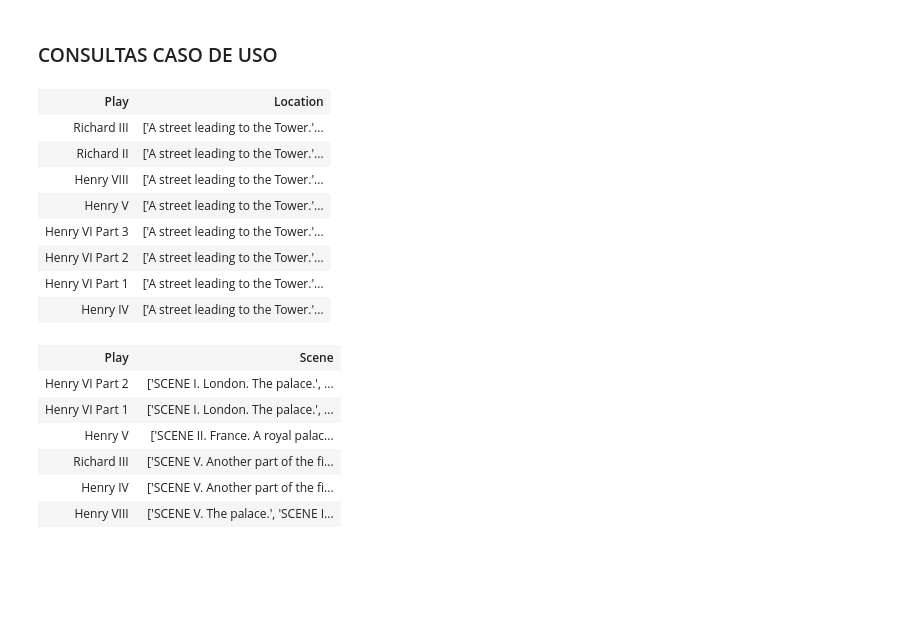
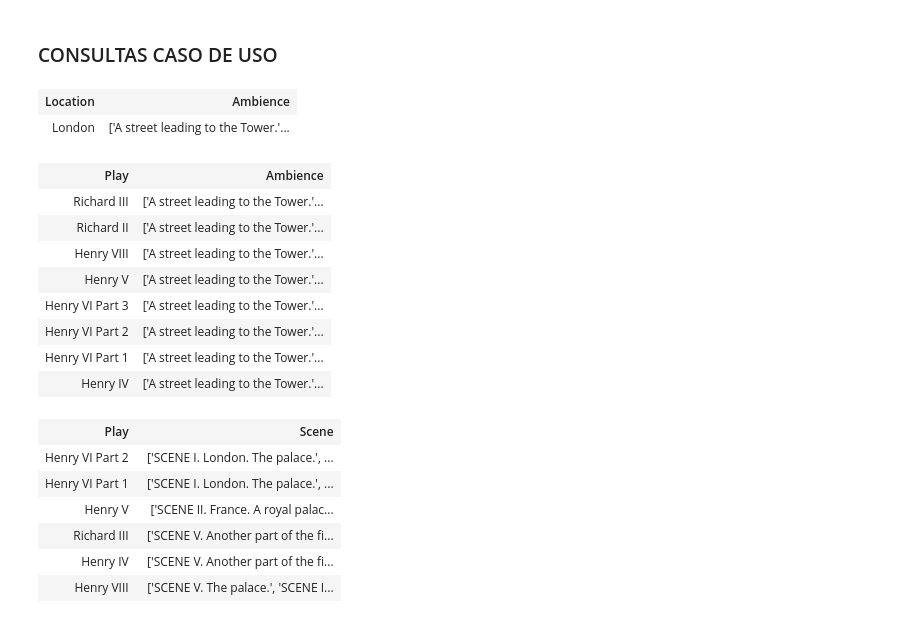
Before and after one commit to jorgedediosb/datahack, a Jupyter notebook: modulo_2-NoSQL/datahack-nosql-v4/work/practica/shakespeare_locations_neo4j.ipynb, the cells around one changed output. Drawn from its saved outputs; the diff is of its cells as text; code cells hidden in the pictures; blank space fills up the shorter version.

Commit message:
update files + create shakespeare_mongo_tests file

```diff
--- a/modulo_2-NoSQL/datahack-nosql-v4/work/practica/shakespeare_locations_neo4j.ipynb
+++ b/modulo_2-NoSQL/datahack-nosql-v4/work/practica/shakespeare_locations_neo4j.ipynb
@@ -200,35 +210,35 @@ for entry in data_list:
     if entry["type"] == "scene":
         location_split = entry["text_entry"].split(". ", 1)
         if len(location_split) == 2:
-            city_and_location = location_split[1].split(". ", 1)
-            if len(city_and_location) == 2:
-                city, location = city_and_location
+            location_and_ambience = location_split[1].split(". ", 1)
+            if len(location_and_ambience) == 2:
+                location, ambience = location_and_ambience
 
             # Crear nodos con etiquetas y claves principales
-            city_node = Node("City", name=city)
             location_node = Node("Location", name=location)
+            ambience_node = Node("Ambience", name=ambience)
             play_node = Node("Play", name=entry["play_name"])
             character_node = Node("Character", name=entry["speaker"])
             scene_node = Node("Scene", number=entry["text_entry"])
 
-            graph.merge(city_node, "City", "name")
             graph.merge(location_node, "Location", "name")
+            graph.merge(ambience_node, "Ambience", "name")
             graph.merge(play_node, "Play", "name")
             graph.merge(character_node, "Character", "name")
             graph.merge(scene_node, "Scene", "number")
 
             # Crear relaciones entre los nodos
-            play_city_rel = Relationship(play_node, "REPRESENTED_IN", city_node)
-            city_location_rel = Relationship(city_node, "HAS_LOCATION", location_node)
-            location_play_rel = Relationship(location_node, "LOCATION_OF", play_node)
+            play_location_rel = Relationship(play_node, "REPRESENTED_IN", location_node)
+            location_ambience_rel = Relationship(location_node, "HAS_LOCATION", ambience_node)
+            ambience_play_rel = Relationship(ambience_node, "LOCATION_OF", play_node)
             character_play_rel = Relationship(character_node, "APPEARS_IN", play_node)
-            character_location_rel =Relationship(character_node, "IS_IN", location_node)
+            character_ambience_rel =Relationship(character_node, "IS_IN", ambience_node)
             play_scene_rel = Relationship(play_node, "DIVIDED_BY", scene_node)
 
-            graph.merge(play_city_rel)
-            graph.merge(city_location_rel)
-            graph.merge(location_play_rel)
-            graph.merge(character_location_rel)
+            graph.merge(play_location_rel)
+            graph.merge(location_ambience_rel)
+            graph.merge(ambience_play_rel)
+            graph.merge(character_ambience_rel)
             graph.merge(character_play_rel)
             graph.merge(play_scene_rel)
 
@@ -287,13 +300,24 @@ DELETE city
 # %% [markdown]
 ### CONSULTAS CASO DE USO
+# %%
+# Consulta 1: Listado con los ambientes que tiene cada una de las localizaciones de Londres de la obra de Shakespeare
+
+graph.run("""
+    MATCH (location:Location {name: 'London'})-[:HAS_LOCATION]->(ambience:Ambience)
+    RETURN location.name AS Location, COLLECT(ambience.name) AS Ambience
+    ORDER BY location.name
+""").to_table()
+# %% [output]
+| Location | Ambience |
+| London | ['A street leading to the Tower.'... |
 # %%
-# Consulta 1: Obras de Shakespeare ambientadas en Londres y sus localizaciones
+# Consulta 2: Obras de Shakespeare ambientadas en Londres y sus localizaciones
 graph.run("""
-    MATCH (location:Location)<-[:HAS_LOCATION]-(city:City {name: 'London'})<-[:REPRESENTED_IN]-(play:Play)
-    RETURN play.name AS Play, COLLECT(location.name) AS Location
+    MATCH (ambience:Ambience)<-[:HAS_LOCATION]-(locatioin:Location {name: 'London'})<-[:REPRESENTED_IN]-(play:Play)
+    RETURN play.name AS Play, COLLECT(ambience.name) AS Ambience
 """).to_table()
 # %% [output]
-| Play | Location |
+| Play | Ambience |
 | Richard III | ['A street leading to the Tower.'... |
 | Richard II | ['A street leading to the Tower.'... |
 | Henry VIII | ['A street leading to the Tower.'... |
```
Also changed, not shown: parts of 24 cells of this notebook, 4 other files.
